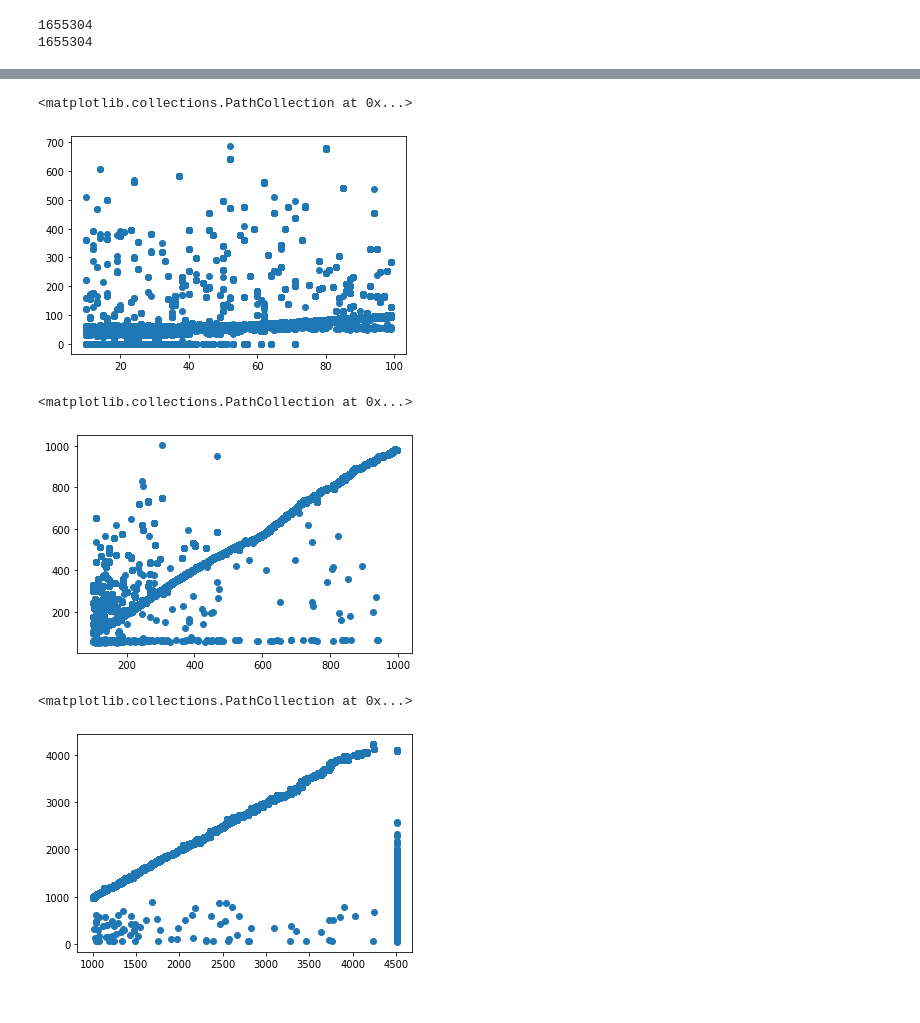
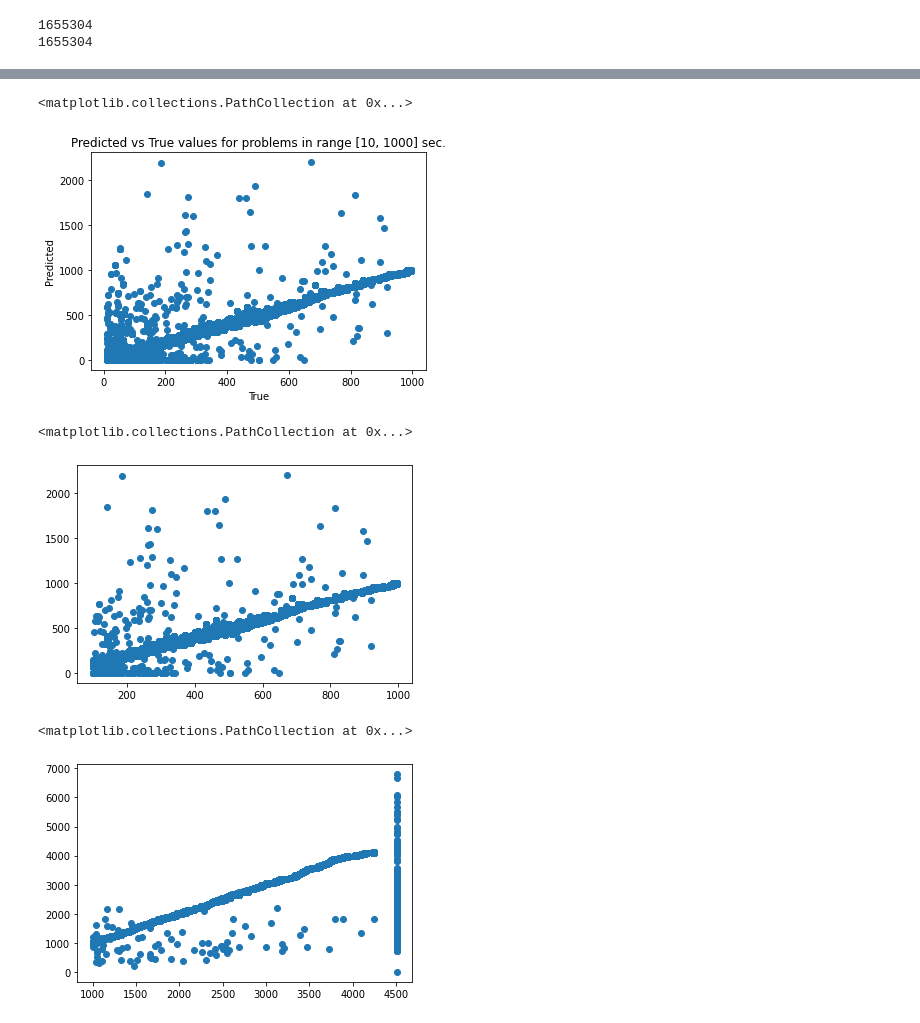
Before and after one commit to harel-coffee/pouw-auto, a Jupyter notebook: 4Neural_Network_Regression.ipynb, the cells around one changed output, grey strips where cells are left out. Saved outputs shown, nothing was run; the diff lists cells and outputs as text; code cells hidden in the pictures.

```diff
--- a/4Neural_Network_Regression.ipynb
+++ b/4Neural_Network_Regression.ipynb
@@ -129,7 +129,7 @@ def make_model():
     #model.add(Activation(custom_activation, name='SpecialActivation'))
     #model.compile(loss='mean_squared_error', optimizer=tensorflow.keras.optimizers.Adam(clipnorm=1))
     #model.compile(loss='mean_squared_error', optimizer='RMSProp')
-    model.compile(loss=custom_mse, optimizer='Adam')
+    model.compile(loss='mean_squared_error', optimizer='Adam')
     return model
 # %%
 from sklearn import preprocessing
@@ -225,16 +229,20 @@ plt.scatter(yy_temp, predd_temp)
 # %%
 yy_temp = []
 predd_temp = []
 
 for i in range(len(yy)):
-  if(yy[i]>=10 and yy[i]<100):
+  if(yy[i]>=10 and yy[i]<1000):
     yy_temp.append(yy[i])
     predd_temp.append(predd[i])
 
+plt.title('Predicted vs True values for problems in range [10, 1000] sec.')
+plt.xlabel('True')
+plt.ylabel('Predicted')
+
 plt.scatter(yy_temp, predd_temp)
 # %% [output]
 <matplotlib.collections.PathCollection at 0x...>
-[figure, old version]
+[figure, new version]
 # %%
 yy_temp = []
 predd_temp = []
@@ -247,7 +255,7 @@ for i in range(len(yy)):
 plt.scatter(yy_temp, predd_temp)
 # %% [output]
 <matplotlib.collections.PathCollection at 0x...>
-[figure, old version]
+[figure, new version]
 # %%
 yy_temp = []
 predd_temp = []
@@ -260,4 +268,4 @@ for i in range(len(yy)):
 plt.scatter(yy_temp, predd_temp)
 # %% [output]
 <matplotlib.collections.PathCollection at 0x...>
-[figure, old version]
+[figure, new version]
```
Also changed, not shown: parts of 5 cells of this notebook.
